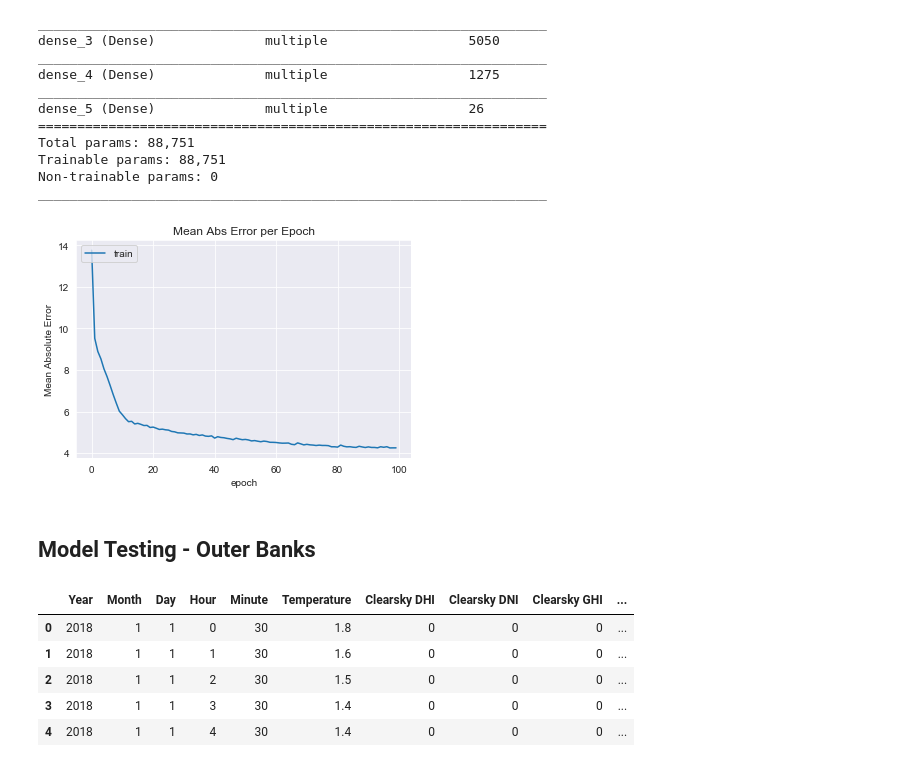
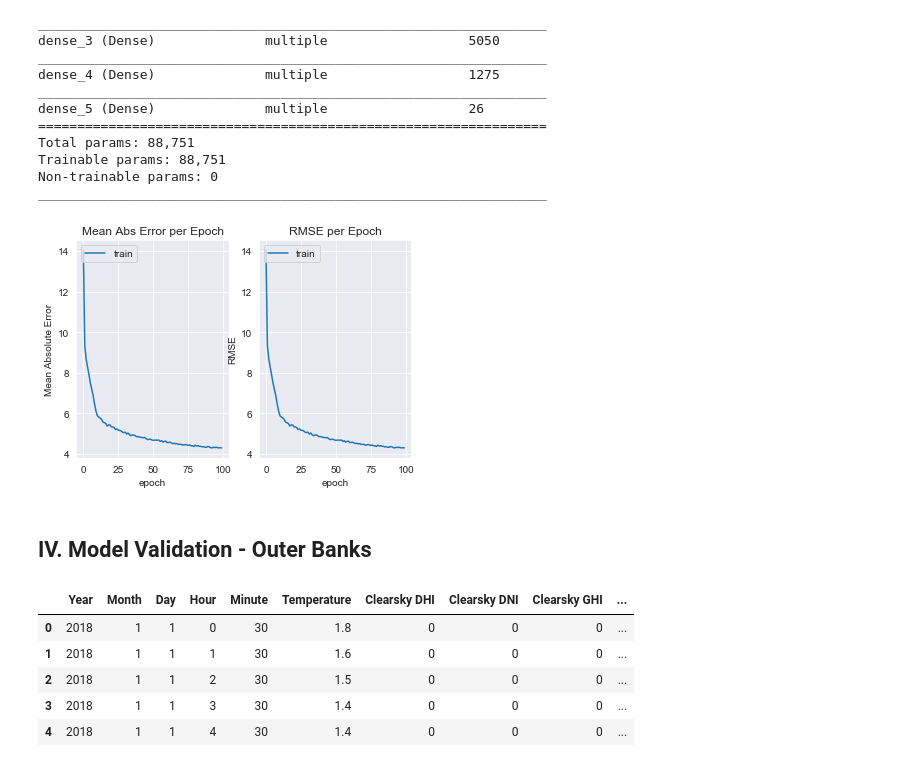
Before and after one commit to tpt5cu/solarIrradiancePredictor, a Jupyter notebook: Neural_Net.ipynb, the cells around one changed output. Drawn from its saved outputs; the diff is of its cells as text; code cells hidden in the pictures.

Commit message:
model modified, readme updated

```diff
--- a/Neural_Net.ipynb
+++ b/Neural_Net.ipynb
@@ -112,14 +121,15 @@ def combine_training_arrays(df, input_arry, output_arr):
     output_arr = np.concatenate((output_arr, np.array(dhi).T))
     return input_arry, output_arr
 # %%
+# test_files = ['Murphey_ID', 'OldTown_ME', 'Quinault_WA', 'Lincoln_NE', 'SanDiego_CA', 'Boulder_CO', 'Miami_FL', 'outer_banks']
+training_files = ['psm_south_dakota', 'Everglades_FL', 'Spokane_WA', 'Austin_TX', 'Charlottesville']
 input_size = 6
 input_arry = np.array([], dtype=np.float64).reshape(0,input_size)
 output_arry = np.array([], dtype=np.float64)
 print(input_arry)
 print(output_arry)
-from glob import glob
-for path in glob(_Testing_Data_Dir+'/*'):
-    for file in glob(path+'/psm_'+'*'):
+for directory in training_files:
+    for file in glob(_Testing_Data_Dir+'/'+directory+'/psm_*'):
         df = pd.read_csv(file)
         input_arry, output_arry = combine_training_arrays(df, input_arry, output_arry)
 # %% [output]
@@ -164,7 +179,7 @@ model.add(layers.Dense(1, activation='relu'))
 #Compile and train
 model.compile(optimizer=Adam(lr=0.0001),
               loss='mse',
-              metrics=['mae'])
+              metrics=['mae',keras.metrics.RootMeanSquaredError(),keras.metrics.MeanAbsoluteError()])
 
 history = model.fit(input_arry, output_arry, epochs=100, batch_size=64)
 # %% [output]
@@ -209,12 +224,19 @@ Trainable params: 88,751
 Non-trainable params: 0
 _________________________________________________________________
 # %%
+plt.subplot(1,2,1)
 plt.plot(history.history['mae'])
-# plt.plot(history.history['val_acc'])
 plt.title('Mean Abs Error per Epoch')
 plt.ylabel('Mean Absolute Error')
 plt.xlabel('epoch')
 plt.legend(['train'], loc='upper left')
+plt.subplot(1,2,2)
+plt.plot(history.history['rmse'])
+plt.title('RMSE per Epoch')
+plt.ylabel('RMSE')
+plt.xlabel('epoch')
+plt.legend(['train'], loc='upper left')
+plt.subplot(1,2,2)
 plt.show()
 # %% [output]
-[figure, old version]
+[figure, new version]
@@ -221,5 +245,5 @@ plt.show()
 # %%
 #MAE of around 4 w/m2. Considering DHI values go from 0 - 400, 4 represents a 1% error value
 # %% [markdown]
-## Model Testing - Outer Banks
+## IV. Model Validation - Outer Banks
 # %%
```
Also changed, not shown: parts of 20 cells of this notebook, 10 other files.
